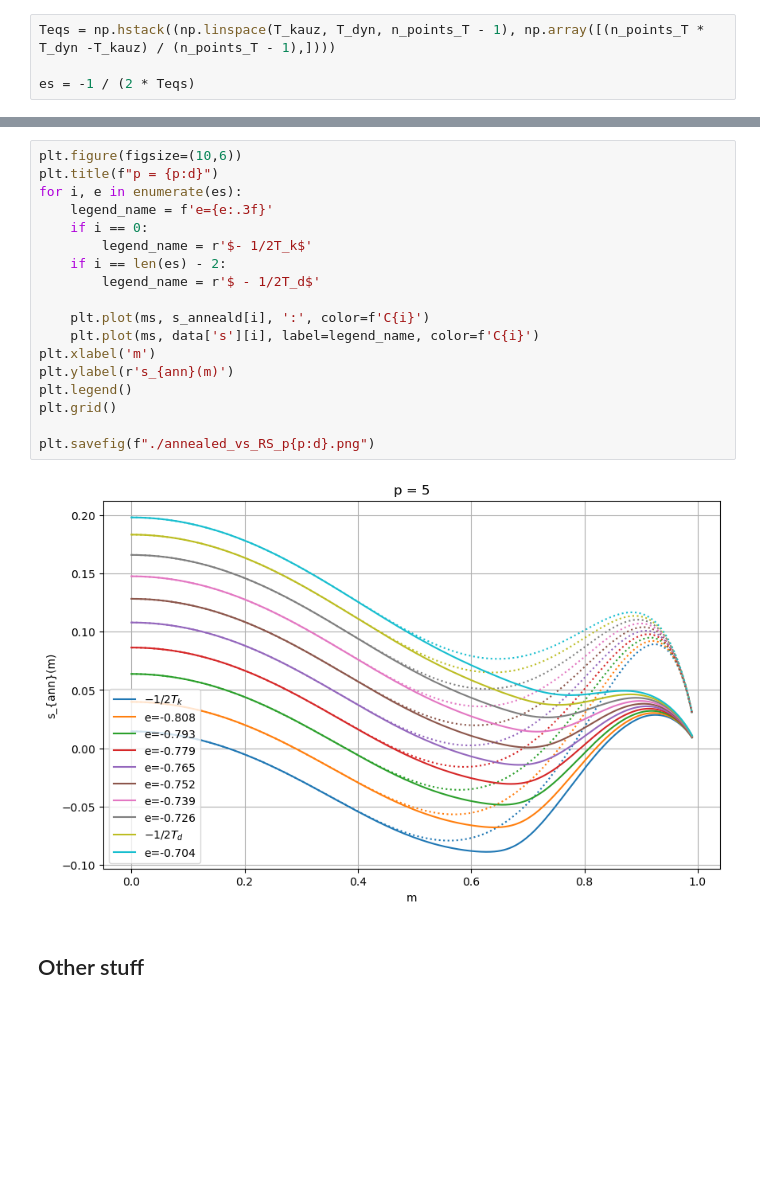
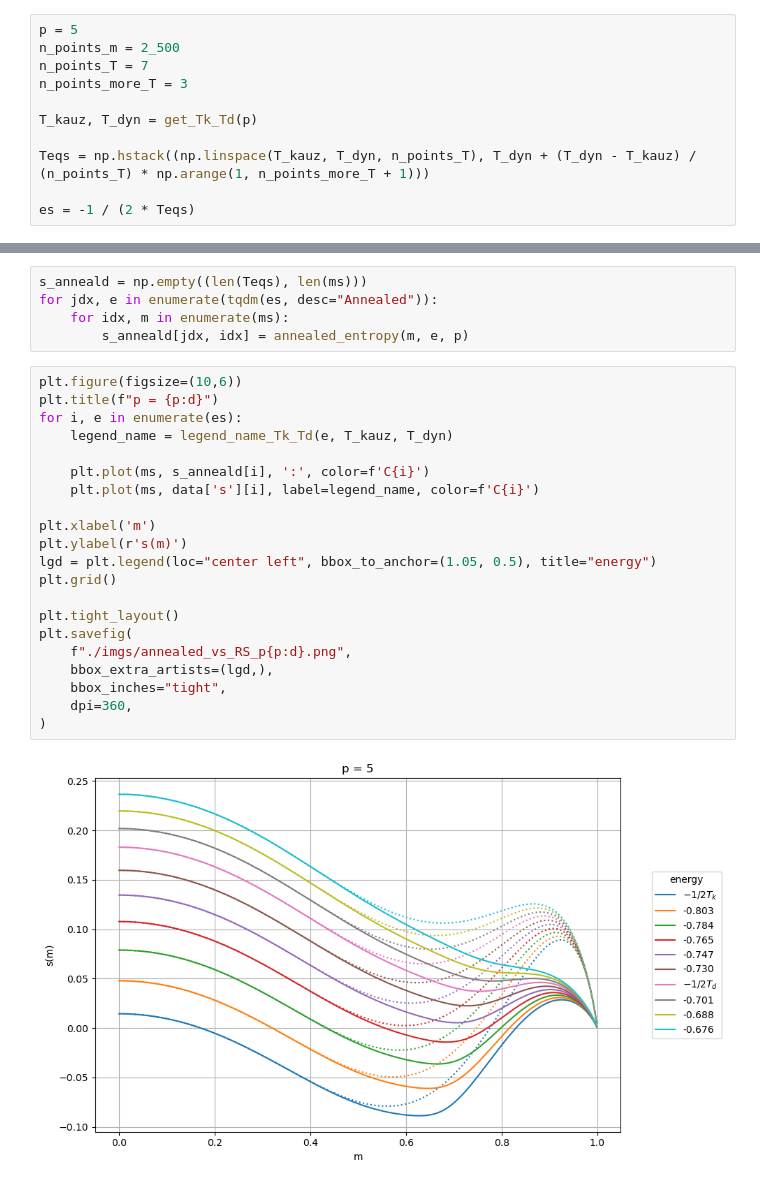
Before and after one commit to mvilucchio/fixed-energy-slice, a Jupyter notebook: Annealed_vs_RS.ipynb, the cells around one changed output, grey strips where cells are left out. Saved outputs shown, nothing was run; the diff lists cells and outputs as text; blank space fills up the shorter version.

```diff
--- a/Annealed_vs_RS.ipynb
+++ b/Annealed_vs_RS.ipynb
@@ -17,5 +17,12 @@ T_kauz, T_dyn = 0.60695, 0.7001
 # %%
-Teqs = np.hstack((np.linspace(T_kauz, T_dyn, n_points_T - 1), np.array([(n_points_T * T_dyn -T_kauz) / (n_points_T - 1),])))
+p = 5
+n_points_m = 2_500
+n_points_T = 7
+n_points_more_T = 3
+
+T_kauz, T_dyn = get_Tk_Td(p)
+
+Teqs = np.hstack((np.linspace(T_kauz, T_dyn, n_points_T), T_dyn + (T_dyn - T_kauz) / (n_points_T) * np.arange(1, n_points_more_T + 1)))
 
 es = -1 / (2 * Teqs)
 # %%
@@ -43,22 +65,28 @@ for jdx, e in enumerate(tqdm(es)):
+# %%
+s_anneald = np.empty((len(Teqs), len(ms)))
+for jdx, e in enumerate(tqdm(es, desc="Annealed")):
+    for idx, m in enumerate(ms):
+        s_anneald[jdx, idx] = annealed_entropy(m, e, p)
 # %%
 plt.figure(figsize=(10,6))
 plt.title(f"p = {p:d}")
 for i, e in enumerate(es):
-    legend_name = f'e={e:.3f}'
-    if i == 0:
-        legend_name = r'$- 1/2T_k$'
-    if i == len(es) - 2:
-        legend_name = r'$ - 1/2T_d$'
+    legend_name = legend_name_Tk_Td(e, T_kauz, T_dyn)
 
     plt.plot(ms, s_anneald[i], ':', color=f'C{i}')
     plt.plot(ms, data['s'][i], label=legend_name, color=f'C{i}')
+
 plt.xlabel('m')
-plt.ylabel(r's_{ann}(m)')
-plt.legend()
+plt.ylabel(r's(m)')
+lgd = plt.legend(loc="center left", bbox_to_anchor=(1.05, 0.5), title="energy")
 plt.grid()
 
-plt.savefig(f"./annealed_vs_RS_p{p:d}.png")
+plt.tight_layout()
+plt.savefig(
+    f"./imgs/annealed_vs_RS_p{p:d}.png",
+    bbox_extra_artists=(lgd,),
+    bbox_inches="tight",
+    dpi=360,
+)
 # %% [output]
-[figure, old version]
+[figure, new version]
-# %% [markdown]
-## Other stuff
```
Also changed, not shown: parts of 23 cells of this notebook, 3 other files.
